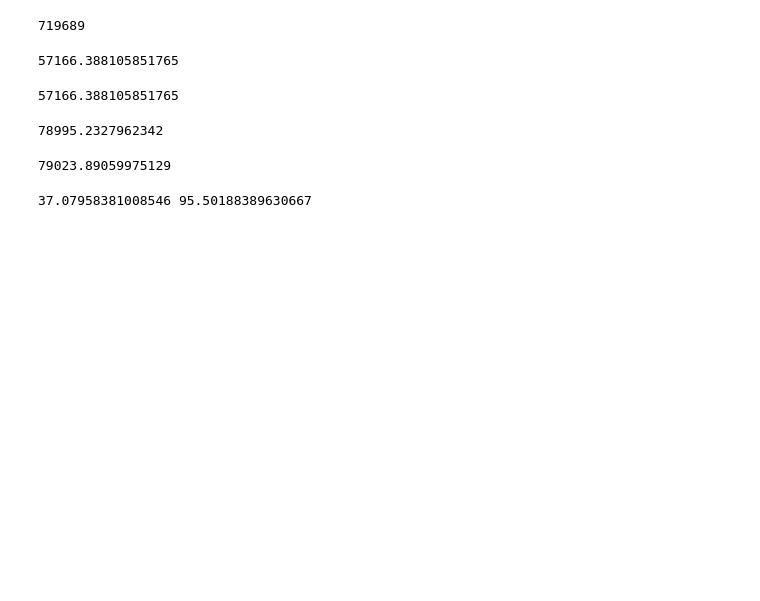
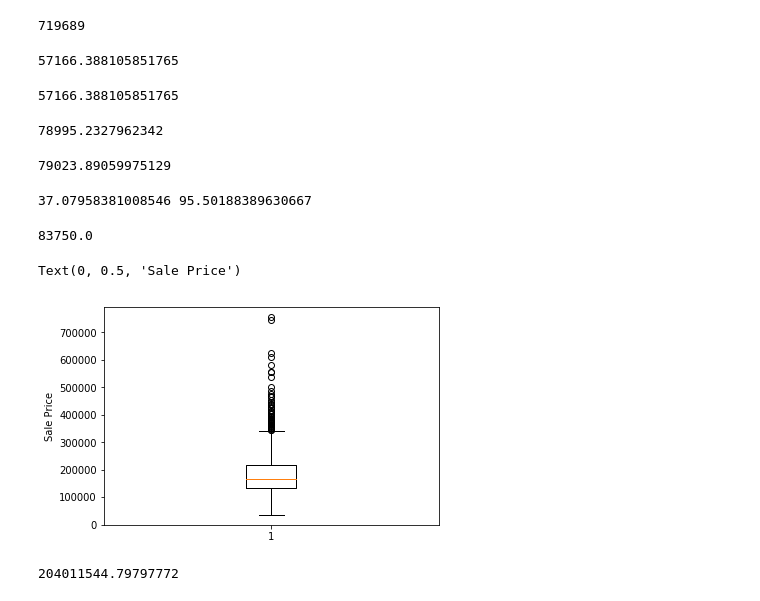
Before and after one commit to abhishekkumaribt/Grey_Atom, a Jupyter notebook: ipynb/SummarizingData.ipynb, the cells around one changed output. Saved outputs shown, nothing was run; the diff lists cells and outputs as text; code cells hidden in the pictures; blank space fills up the shorter version.

```diff
--- a/ipynb/SummarizingData.ipynb
+++ b/ipynb/SummarizingData.ipynb
@@ -124,3 +124,27 @@ lot_cv = lot_std/lot_mean*100
 print(garage_cv, lot_cv)
 # %% [output]
 37.07958381008546 95.50188389630667
+# %%
+q1 = df['SalePrice'].quantile(0.25)
+q3 = df['SalePrice'].quantile(0.75)
+iqr = q3 - q1
+iqr
+# %% [output]
+83750.0
+# %%
+plt.boxplot(df.SalePrice)
+plt.ylabel('Sale Price')
+# %% [output]
+Text(0, 0.5, 'Sale Price')
+[figure, added]
+# %%
+new = df[['LotArea','SalePrice']]
+mean_lotarea = new['LotArea'].mean()
+mean_saleprice = new['SalePrice'].mean()
+diff_lotarea = new['LotArea'] - mean_lotarea
+diff_saleprice = new['SalePrice'] - mean_saleprice
+summation = sum(diff_lotarea*diff_saleprice)
+covariance = summation/len(diff_lotarea)
+covariance
+# %% [output]
+204011544.79797772
```
Also changed, not shown: parts of 11 cells of this notebook, 1 other file.
